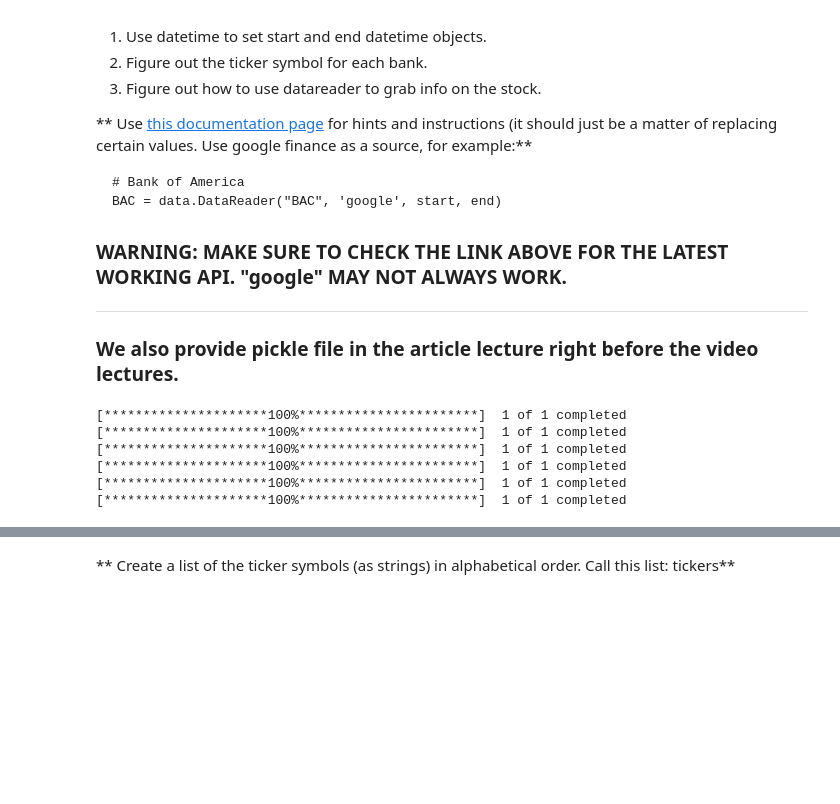
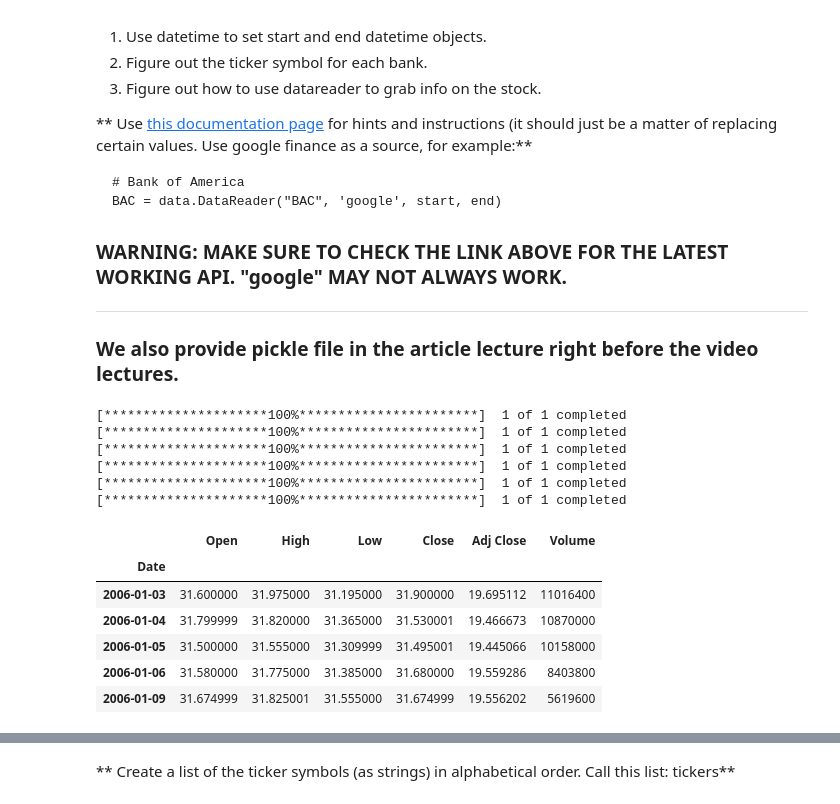
Before and after one commit to JoseArnel/code, a Jupyter notebook: DataScience&MachineLearning/10-Data-Capstone-Projects/03-Finance Project.ipynb, the cells around one changed output, grey strips where cells are left out. Saved outputs shown, nothing was run; the diff lists cells and outputs as text; code cells hidden in the pictures; blank space fills up the shorter version.

```diff
--- a/DataScience&MachineLearning/10-Data-Capstone-Projects/03-Finance Project.ipynb
+++ b/DataScience&MachineLearning/10-Data-Capstone-Projects/03-Finance Project.ipynb
@@ -93,26 +71,34 @@ end = "2016-01-01"
 # %%
 yfin.pdr_override()
 # Bank of America
 BAC = wb.get_data_yahoo("BAC", start, end)
 
 # CitiGroup
 C = wb.DataReader('C', start, end)
 
 # Goldman Sachs
 GS = wb.DataReader('GS', start, end)
 
 # JPMorgan Chase
 JPM = wb.DataReader('JPM', start, end)
 
 # Morgan Stanley
 MS = wb.DataReader('MS', start, end)
 
 # Wells Fargo
 WFC = wb.DataReader('WFC', start, end)
+WFC.head()
 # %% [output]
 [*********************100%***********************]  1 of 1 completed
 [*********************100%***********************]  1 of 1 completed
 [*********************100%***********************]  1 of 1 completed
 [*********************100%***********************]  1 of 1 completed
 [*********************100%***********************]  1 of 1 completed
 [*********************100%***********************]  1 of 1 completed
+|  | Open | High | Low | Close | Adj Close | Volume |
+| Date |  |  |  |  |  |  |
+| 2006-01-03 | 31.600000 | 31.975000 | 31.195000 | 31.900000 | 19.695112 | 11016400 |
+| 2006-01-04 | 31.799999 | 31.820000 | 31.365000 | 31.530001 | 19.466673 | 10870000 |
+| 2006-01-05 | 31.500000 | 31.555000 | 31.309999 | 31.495001 | 19.445066 | 10158000 |
+| 2006-01-06 | 31.580000 | 31.775000 | 31.385000 | 31.680000 | 19.559286 | 8403800 |
+| 2006-01-09 | 31.674999 | 31.825001 | 31.555000 | 31.674999 | 19.556202 | 5619600 |
```
Also changed, not shown: parts of 9 cells of this notebook, 2 other files.
